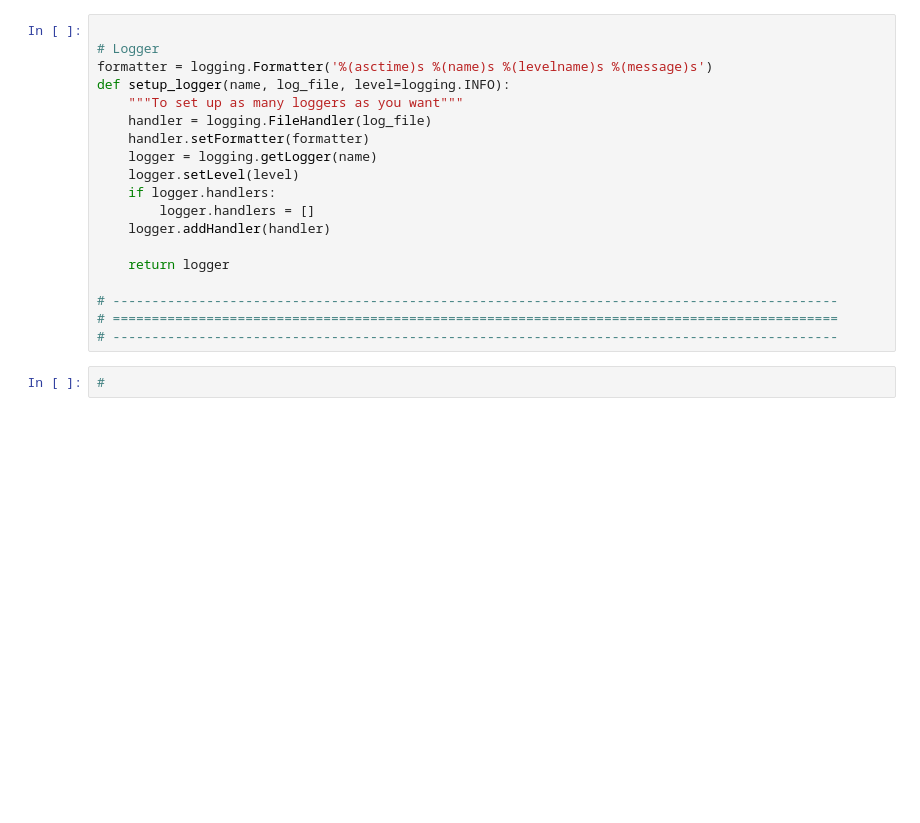
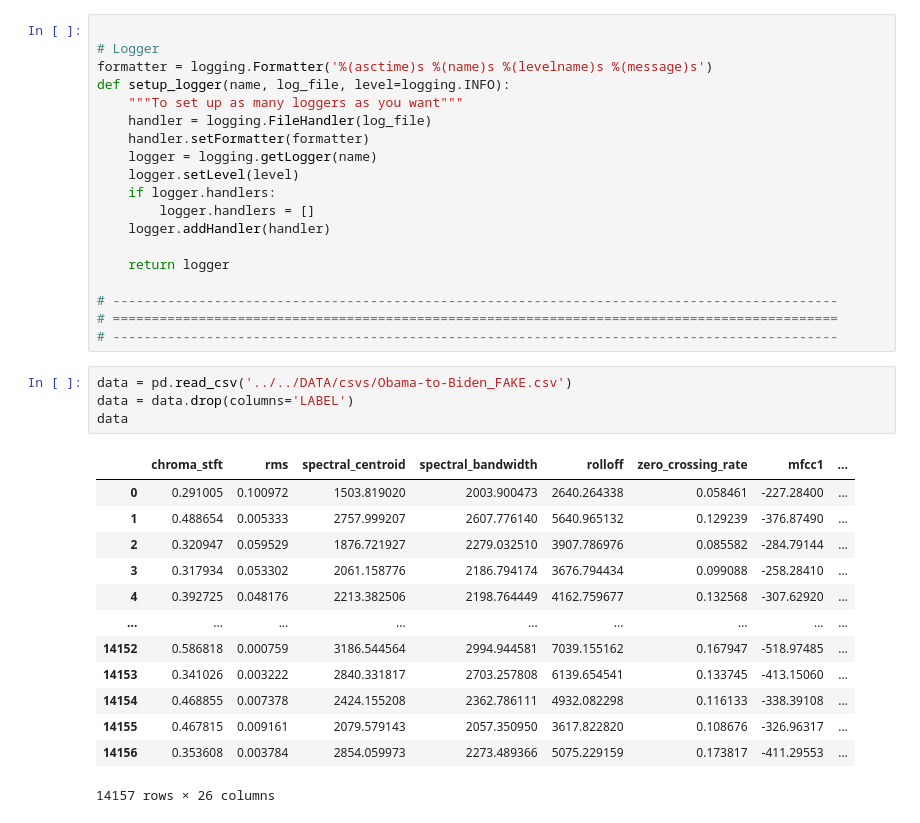
Before and after one commit to Aaditya-Vitankar/fake_voice_detection, a Jupyter notebook: Resources/Dev/test12-12-23.ipynb, the cells around one changed output. Cells and saved outputs as stored; diff of their text form; blank space fills up the shorter version.

```diff
--- a/Resources/Dev/test12-12-23.ipynb
+++ b/Resources/Dev/test12-12-23.ipynb
@@ -256,5 +263,21 @@ def setup_logger(name, log_file, level=logging.INFO):
 # ---------------------------------------------------------------------------------------------
 # =============================================================================================
 # ---------------------------------------------------------------------------------------------
-# %%
-#
+# %%
+data = pd.read_csv('../../DATA/csvs/Obama-to-Biden_FAKE.csv')
+data = data.drop(columns='LABEL')
+data
+# %% [output]
+|  | chroma_stft | rms | spectral_centroid | spectral_bandwidth | rolloff | zero_crossing_rate | mfcc1 | ... |
+| 0 | 0.291005 | 0.100972 | 1503.819020 | 2003.900473 | 2640.264338 | 0.058461 | -227.28400 | ... |
+| 1 | 0.488654 | 0.005333 | 2757.999207 | 2607.776140 | 5640.965132 | 0.129239 | -376.87490 | ... |
+| 2 | 0.320947 | 0.059529 | 1876.721927 | 2279.032510 | 3907.786976 | 0.085582 | -284.79144 | ... |
+| 3 | 0.317934 | 0.053302 | 2061.158776 | 2186.794174 | 3676.794434 | 0.099088 | -258.28410 | ... |
+| 4 | 0.392725 | 0.048176 | 2213.382506 | 2198.764449 | 4162.759677 | 0.132568 | -307.62920 | ... |
+| ... | ... | ... | ... | ... | ... | ... | ... | ... |
+| 14152 | 0.586818 | 0.000759 | 3186.544564 | 2994.944581 | 7039.155162 | 0.167947 | -518.97485 | ... |
+| 14153 | 0.341026 | 0.003222 | 2840.331817 | 2703.257808 | 6139.654541 | 0.133745 | -413.15060 | ... |
+| 14154 | 0.468855 | 0.007378 | 2424.155208 | 2362.786111 | 4932.082298 | 0.116133 | -338.39108 | ... |
+| 14155 | 0.467815 | 0.009161 | 2079.579143 | 2057.350950 | 3617.822820 | 0.108676 | -326.96317 | ... |
+| 14156 | 0.353608 | 0.003784 | 2854.059973 | 2273.489366 | 5075.229159 | 0.173817 | -411.29553 | ... |
+14157 rows × 26 columns
```
Also changed, not shown: parts of 6 cells of this notebook.
